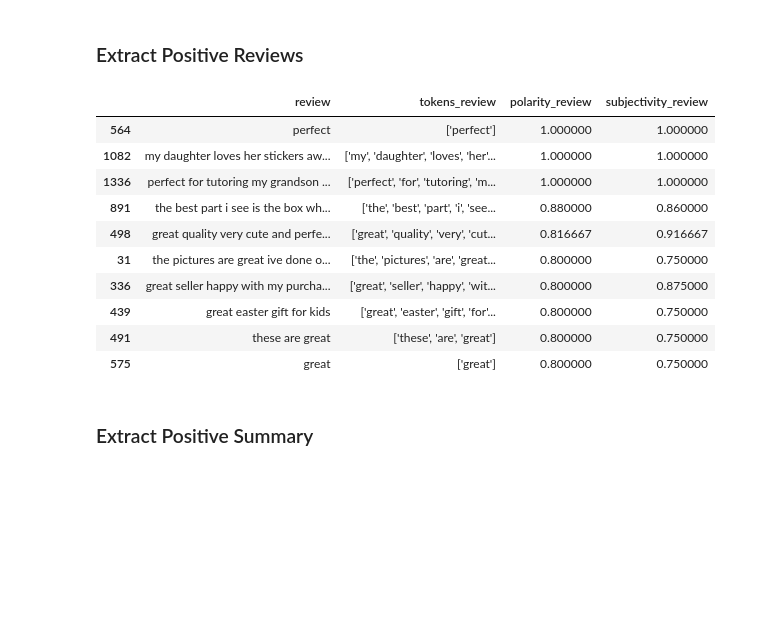
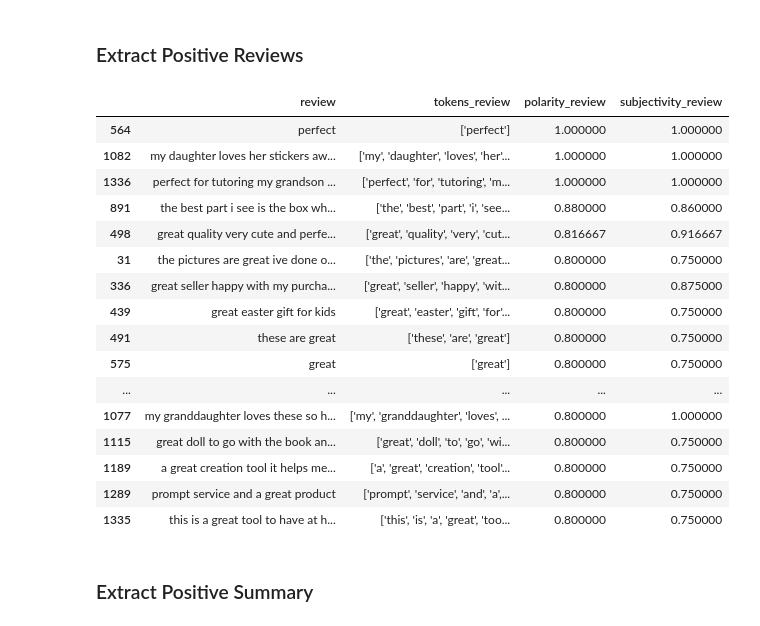
Before and after one commit to afshar5a/Sanam_Afshar_DA301_Assignment, a Jupyter notebook: Sanam_Afshar_DA301_Assignment_Notebook.ipynb, the cells around one changed output. Saved outputs shown, nothing was run; the diff lists cells and outputs as text; code cells hidden in the pictures; blank space fills up the shorter version.

```diff
--- a/Sanam_Afshar_DA301_Assignment_Notebook.ipynb
+++ b/Sanam_Afshar_DA301_Assignment_Notebook.ipynb
@@ -2129,24 +2131,30 @@ negative_sentiment_summaries.style.set_properties(subset=['summary'], **{'width'
 # %%
 # Top 20 positive reviews.
 # Create a Sentiment Reviews DataFrame.
 positive_sentiment_reviews = new_df3.nlargest(20, 'polarity_review')
 
 # Eliminate unnecessary columns.
-positive_sentiment_reviews = positive_sentiment[['review', 'tokens_review', 'polarity_review', 'subjectivity_review']]
+positive_sentiment_reviews = positive_sentiment_reviews[['review', 'tokens_review', 'polarity_review', 'subjectivity_review']]
 # Adjust the column width.
 positive_sentiment_reviews.style.set_properties(subset=['review'], **{'width': '1200px'})
 # %% [output]
 |  | review | tokens_review | polarity_review | subjectivity_review |
 | 564 | perfect | ['perfect'] | 1.000000 | 1.000000 |
 | 1082 | my daughter loves her stickers aw... | ['my', 'daughter', 'loves', 'her'... | 1.000000 | 1.000000 |
 | 1336 | perfect for tutoring my grandson ... | ['perfect', 'for', 'tutoring', 'm... | 1.000000 | 1.000000 |
 | 891 | the best part i see is the box wh... | ['the', 'best', 'part', 'i', 'see... | 0.880000 | 0.860000 |
 | 498 | great quality very cute and perfe... | ['great', 'quality', 'very', 'cut... | 0.816667 | 0.916667 |
 | 31 | the pictures are great ive done o... | ['the', 'pictures', 'are', 'great... | 0.800000 | 0.750000 |
 | 336 | great seller happy with my purcha... | ['great', 'seller', 'happy', 'wit... | 0.800000 | 0.875000 |
 | 439 | great easter gift for kids | ['great', 'easter', 'gift', 'for'... | 0.800000 | 0.750000 |
 | 491 | these are great | ['these', 'are', 'great'] | 0.800000 | 0.750000 |
 | 575 | great | ['great'] | 0.800000 | 0.750000 |
+| ... | ... | ... | ... | ... |
+| 1077 | my granddaughter loves these so h... | ['my', 'granddaughter', 'loves', ... | 0.800000 | 1.000000 |
+| 1115 | great doll to go with the book an... | ['great', 'doll', 'to', 'go', 'wi... | 0.800000 | 0.750000 |
+| 1189 | a great creation tool it helps me... | ['a', 'great', 'creation', 'tool'... | 0.800000 | 0.750000 |
+| 1289 | prompt service and a great product | ['prompt', 'service', 'and', 'a',... | 0.800000 | 0.750000 |
+| 1335 | this is a great tool to have at h... | ['this', 'is', 'a', 'great', 'too... | 0.800000 | 0.750000 |
 # %% [markdown]
 ### Extract Positive Summary
 # %%
```
Also changed, not shown: parts of 22 cells of this notebook.
